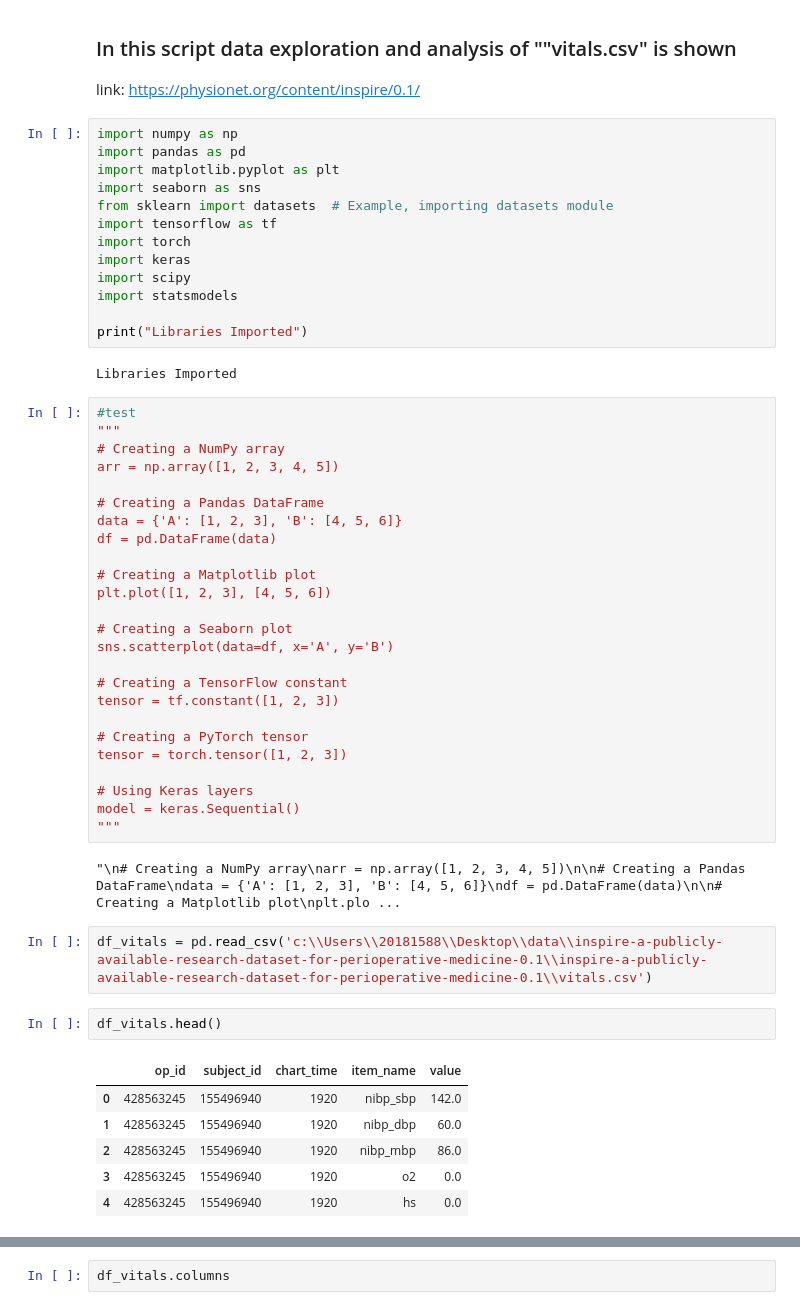
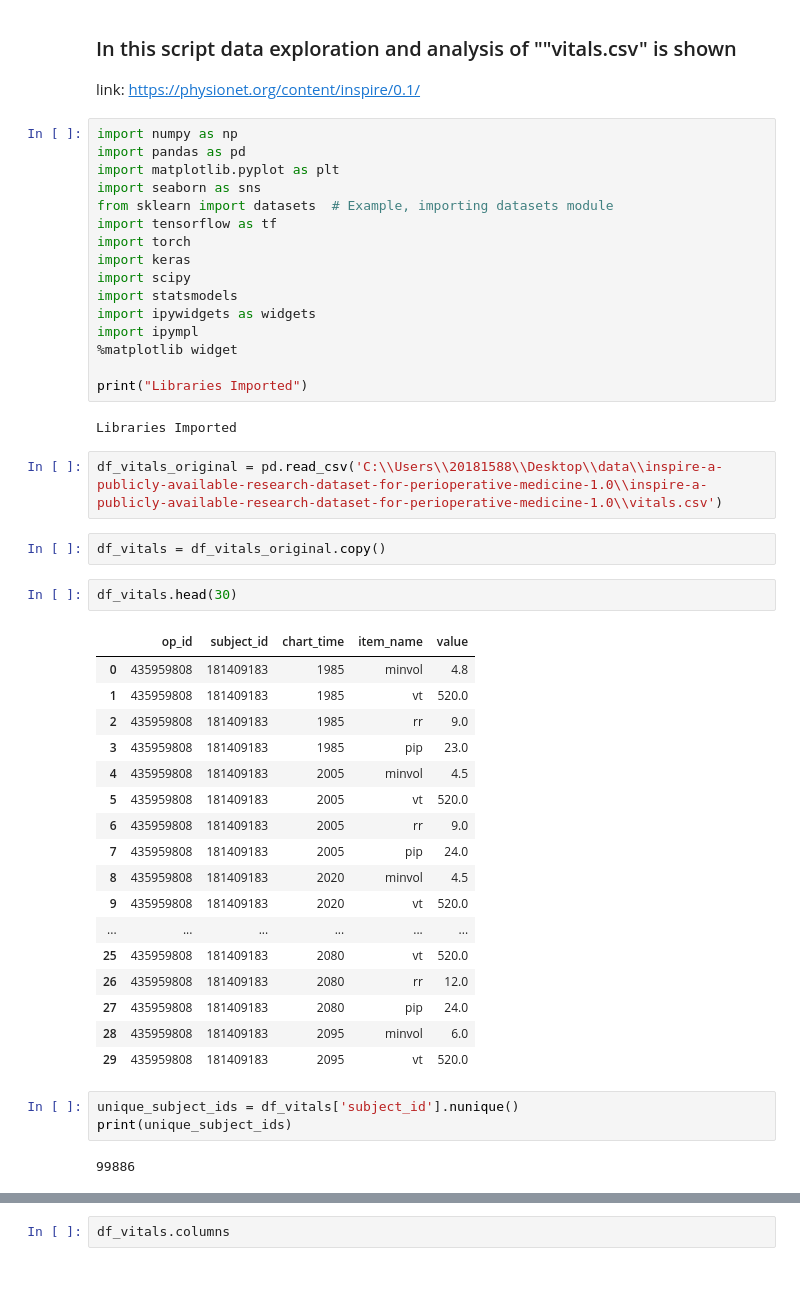
Before and after one commit to sonjababac/Data-Science-for-EWS-in-Postoperative-Care-PhD-year-1, a Jupyter notebook: INSPIRE/INSPIRE_data_analysis/data exploration INSPIRE vitals.ipynb, the cells around one changed output, grey strips where cells are left out. Cells and saved outputs as stored; diff of their text form; blank space fills up the shorter version.

```diff
--- a/INSPIRE/INSPIRE_data_analysis/data exploration INSPIRE vitals.ipynb
+++ b/INSPIRE/INSPIRE_data_analysis/data exploration INSPIRE vitals.ipynb
@@ -15,45 +15,39 @@ import torch
 import keras
 import scipy
 import statsmodels
+import ipywidgets as widgets
+import ipympl
+%matplotlib widget
 
 print("Libraries Imported")
 # %% [output]
 Libraries Imported
-# %%
-#test
-"""
-# Creating a NumPy array
-arr = np.array([1, 2, 3, 4, 5])
-
-# Creating a Pandas DataFrame
-data = {'A': [1, 2, 3], 'B': [4, 5, 6]}
-df = pd.DataFrame(data)
-
-# Creating a Matplotlib plot
-plt.plot([1, 2, 3], [4, 5, 6])
-
-# Creating a Seaborn plot
-sns.scatterplot(data=df, x='A', y='B')
-
-# Creating a TensorFlow constant
-tensor = tf.constant([1, 2, 3])
-
-# Creating a PyTorch tensor
-tensor = torch.tensor([1, 2, 3])
-
-# Using Keras layers
-model = keras.Sequential()
-"""
-# %% [output]
-"\n# Creating a NumPy array\narr = np.array([1, 2, 3, 4, 5])\n\n# Creating a Pandas DataFrame\ndata = {'A': [1, 2, 3], 'B': [4, 5, 6]}\ndf = pd.DataFrame(data)\n\n# Creating a Matplotlib plot\nplt.plo ...
 # %%
-df_vitals = pd.read_csv('c:\\Users\\20181588\\Desktop\\data\\inspire-a-publicly-available-research-dataset-for-perioperative-medicine-0.1\\inspire-a-publicly-available-research-dataset-for-perioperative-medicine-0.1\\vitals.csv')
+df_vitals_original = pd.read_csv('C:\\Users\\20181588\\Desktop\\data\\inspire-a-publicly-available-research-dataset-for-perioperative-medicine-1.0\\inspire-a-publicly-available-research-dataset-for-perioperative-medicine-1.0\\vitals.csv')
+# %%
+df_vitals = df_vitals_original.copy()
 # %%
-df_vitals.head()
+df_vitals.head(30)
 # %% [output]
 |  | op_id | subject_id | chart_time | item_name | value |
-| 0 | 428563245 | 155496940 | 1920 | nibp_sbp | 142.0 |
-| 1 | 428563245 | 155496940 | 1920 | nibp_dbp | 60.0 |
-| 2 | 428563245 | 155496940 | 1920 | nibp_mbp | 86.0 |
-| 3 | 428563245 | 155496940 | 1920 | o2 | 0.0 |
-| 4 | 428563245 | 155496940 | 1920 | hs | 0.0 |
+| 0 | 435959808 | 181409183 | 1985 | minvol | 4.8 |
+| 1 | 435959808 | 181409183 | 1985 | vt | 520.0 |
+| 2 | 435959808 | 181409183 | 1985 | rr | 9.0 |
+| 3 | 435959808 | 181409183 | 1985 | pip | 23.0 |
+| 4 | 435959808 | 181409183 | 2005 | minvol | 4.5 |
+| 5 | 435959808 | 181409183 | 2005 | vt | 520.0 |
+| 6 | 435959808 | 181409183 | 2005 | rr | 9.0 |
+| 7 | 435959808 | 181409183 | 2005 | pip | 24.0 |
+| 8 | 435959808 | 181409183 | 2020 | minvol | 4.5 |
+| 9 | 435959808 | 181409183 | 2020 | vt | 520.0 |
+| ... | ... | ... | ... | ... | ... |
+| 25 | 435959808 | 181409183 | 2080 | vt | 520.0 |
+| 26 | 435959808 | 181409183 | 2080 | rr | 12.0 |
+| 27 | 435959808 | 181409183 | 2080 | pip | 24.0 |
+| 28 | 435959808 | 181409183 | 2095 | minvol | 6.0 |
+| 29 | 435959808 | 181409183 | 2095 | vt | 520.0 |
+# %%
+unique_subject_ids = df_vitals['subject_id'].nunique()
+print(unique_subject_ids)
+# %% [output]
+99886
```
Also changed, not shown: parts of 10 cells of this notebook, 10 other files.
